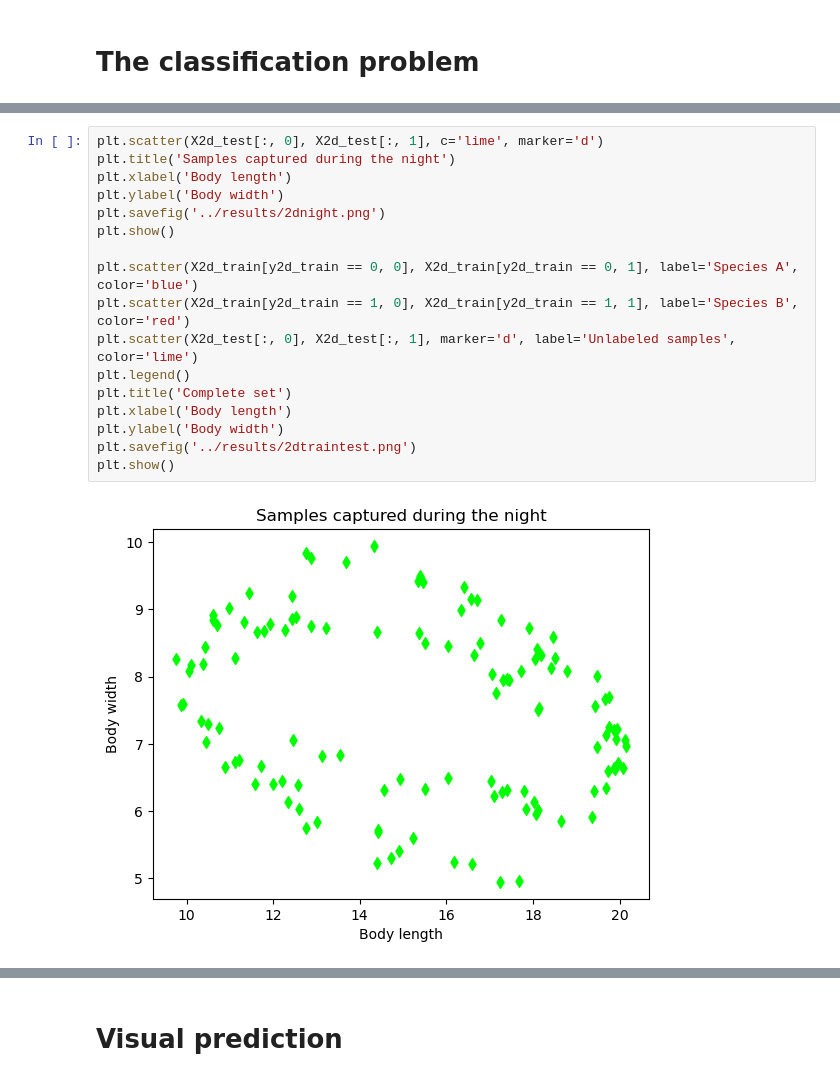
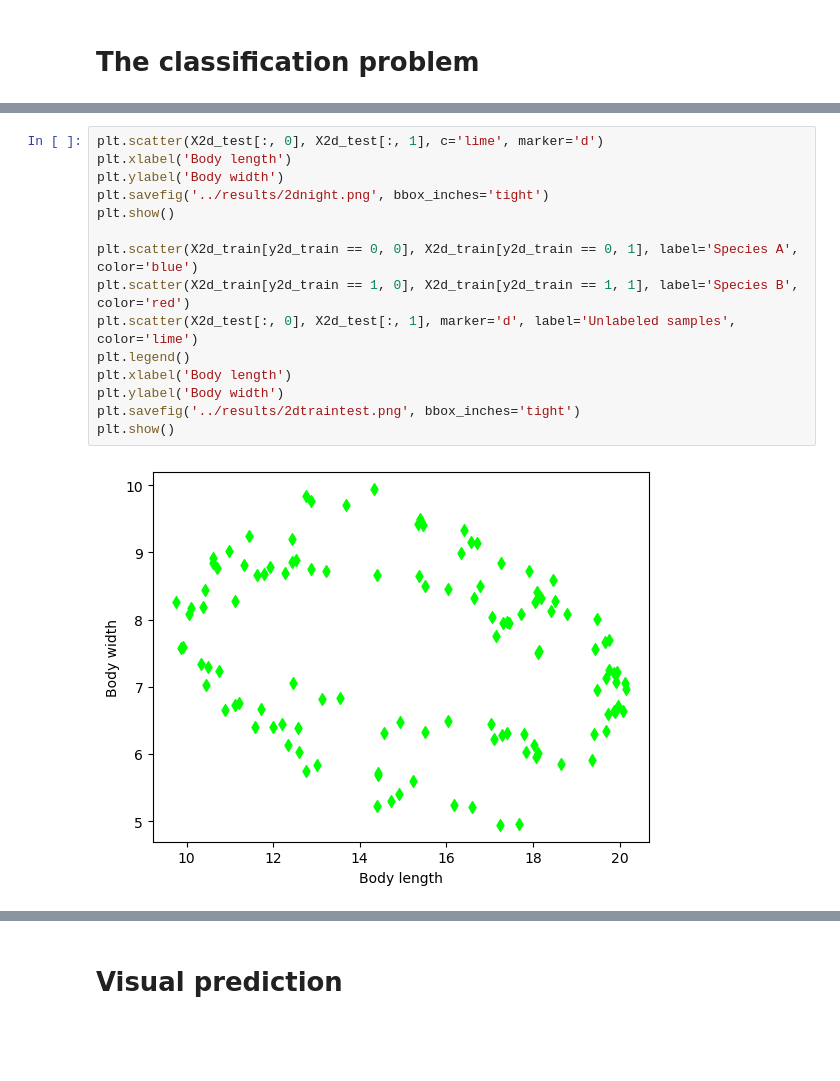
Before and after one commit to eduardo-ufmg/EAP, a Jupyter notebook: presentation/code/knn.ipynb, the cells around one changed output, grey strips where cells are left out. Cells and saved outputs as stored; diff of their text form; blank space fills up the shorter version.

```diff
--- a/presentation/code/knn.ipynb
+++ b/presentation/code/knn.ipynb
@@ -44,19 +43,17 @@ plt.show()
 # %%
 plt.scatter(X2d_test[:, 0], X2d_test[:, 1], c='lime', marker='d')
-plt.title('Samples captured during the night')
 plt.xlabel('Body length')
 plt.ylabel('Body width')
-plt.savefig('../results/2dnight.png')
+plt.savefig('../results/2dnight.png', bbox_inches='tight')
 plt.show()
 
 plt.scatter(X2d_train[y2d_train == 0, 0], X2d_train[y2d_train == 0, 1], label='Species A', color='blue')
 plt.scatter(X2d_train[y2d_train == 1, 0], X2d_train[y2d_train == 1, 1], label='Species B', color='red')
 plt.scatter(X2d_test[:, 0], X2d_test[:, 1], marker='d', label='Unlabeled samples', color='lime')
 plt.legend()
-plt.title('Complete set')
 plt.xlabel('Body length')
 plt.ylabel('Body width')
-plt.savefig('../results/2dtraintest.png')
+plt.savefig('../results/2dtraintest.png', bbox_inches='tight')
 plt.show()
 # %% [output]
-[figure, old version]
+[figure, new version]
```
Also changed, not shown: parts of 12 cells of this notebook, 11 other files.
